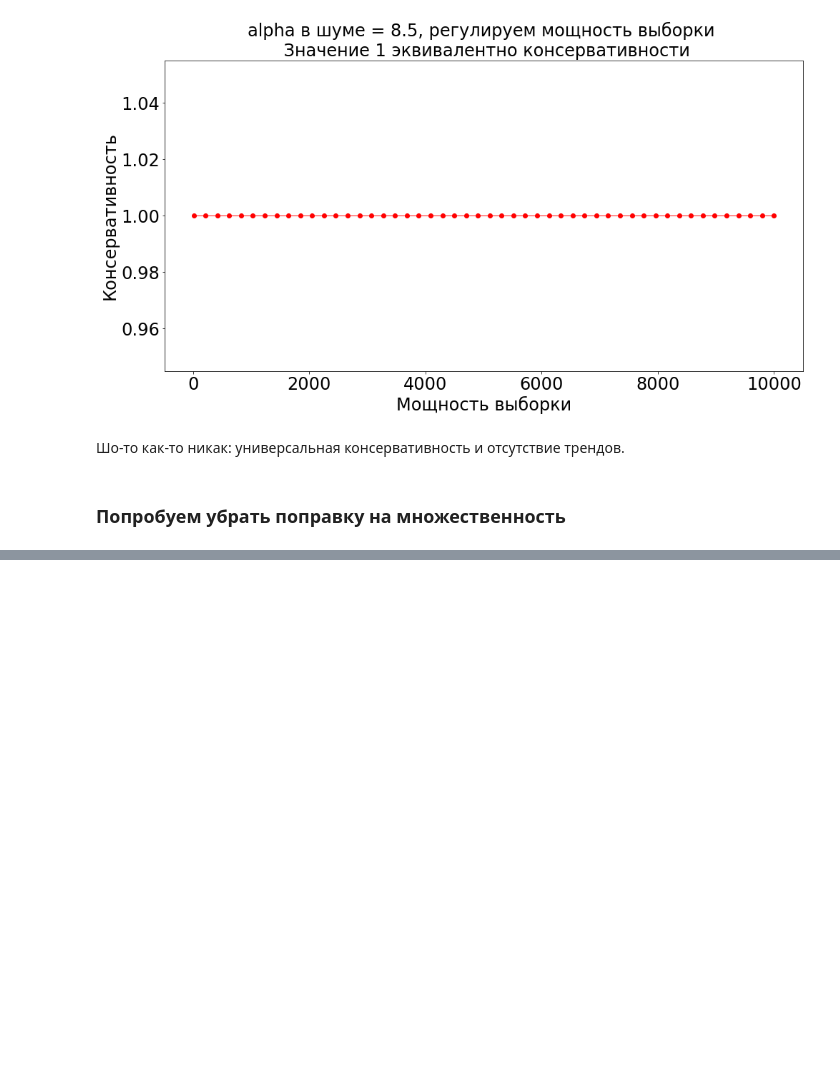
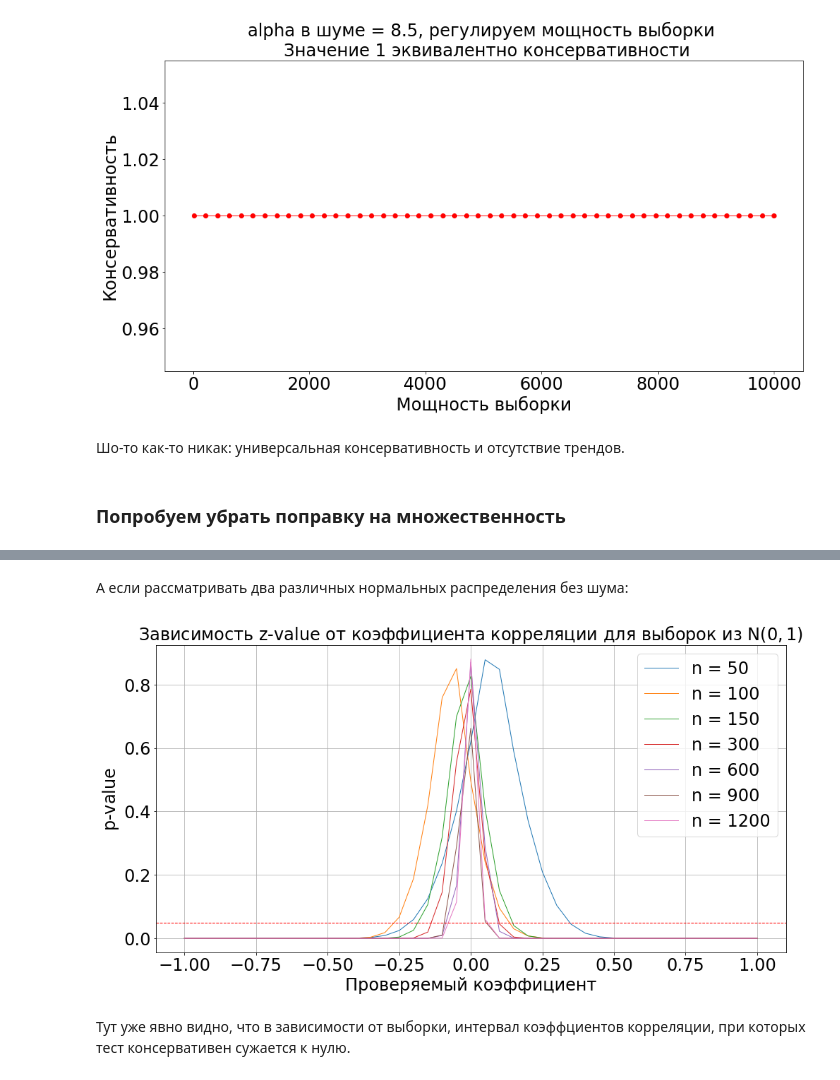
Before and after one commit to puchkovki/psad, a Jupyter notebook: labs/lab2/task1.ipynb, the cells around one changed output, grey strips where cells are left out. Saved outputs shown, nothing was run; the diff lists cells and outputs as text; code cells hidden in the pictures; blank space fills up the shorter version.

```diff
--- a/labs/lab2/task1.ipynb
+++ b/labs/lab2/task1.ipynb
@@ -250,0 +265,31 @@ plt.show()
+# %% [markdown]
+А если рассматривать два различных нормальных распределения без шума:
+# %%
+corrs = np.linspace(-1, 1, 41)
+sizes = [50 * i for i in range(1, 4)] + [300 * i for i in range(1, 5)]
+z_vals = {}
+for n in sizes:
+    np.random.seed(1)
+    X1 = np.random.normal(0, 1, n)
+    np.random.seed(2)
+    X2 = np.random.normal(0, 1, n)
+
+    pearson = st.pearsonr(X1, X2)[0]
+    z_vals[n] = []
+    for c in corrs:
+        Z = (np.arctanh(pearson) - np.arctanh(c)) * np.sqrt(n - 3)
+        z_vals[n].append(2 * (1 - st.distributions.norm.cdf(abs(Z))))
+
+plt.title('Зависимость $z$-value от коэффициента корреляции для выборок из $\mathcal{N}(0, 1)$')
+for n in z_vals:
+    plt.plot(corrs, z_vals[n], label=f'n = {n}')
+plt.axhline(0.05, c='red', linestyle='--')
+plt.xlabel('Проверяемый коэффициент')
+plt.ylabel('$p$-value')
+plt.legend()
+plt.grid()
+plt.show()
+# %% [output]
+[figure, added]
+# %% [markdown]
+Тут уже явно видно, что в зависимости от выборки, интервал коэффциентов корреляции, при которых тест консервативен сужается к нулю.
```
Also changed, not shown: parts of 15 cells of this notebook.
